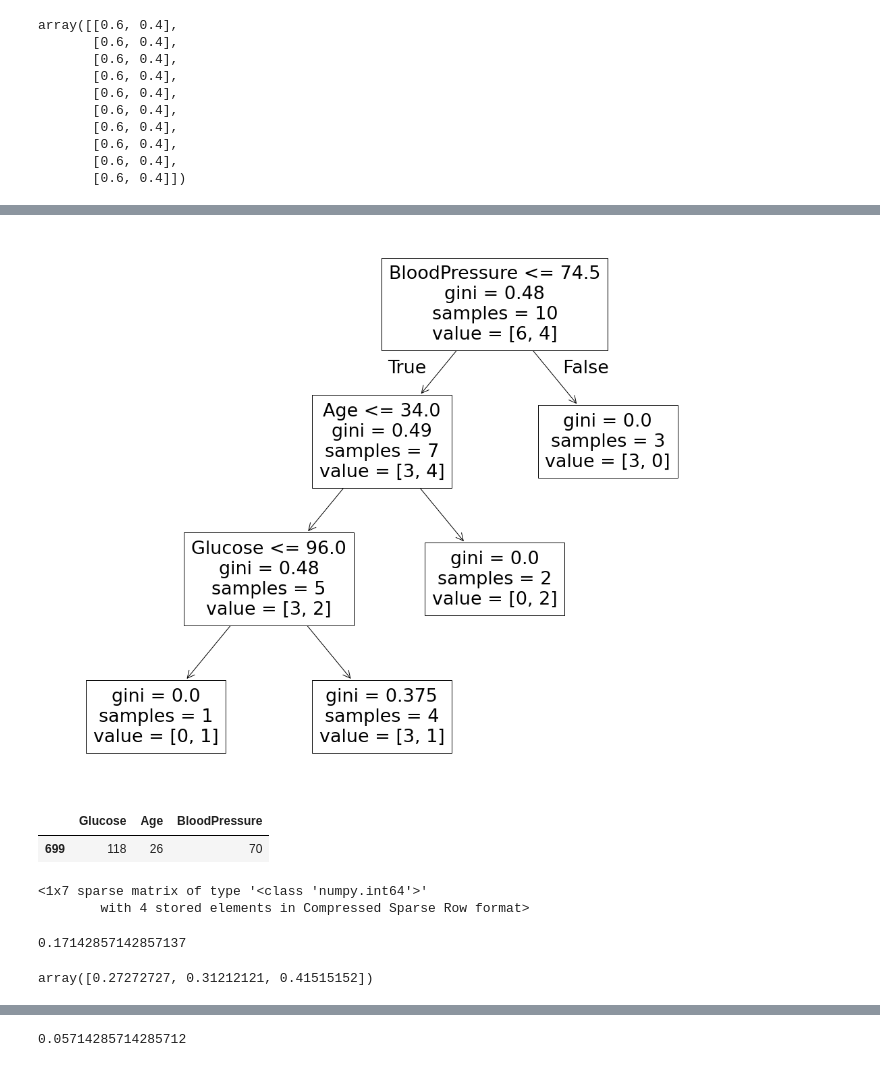
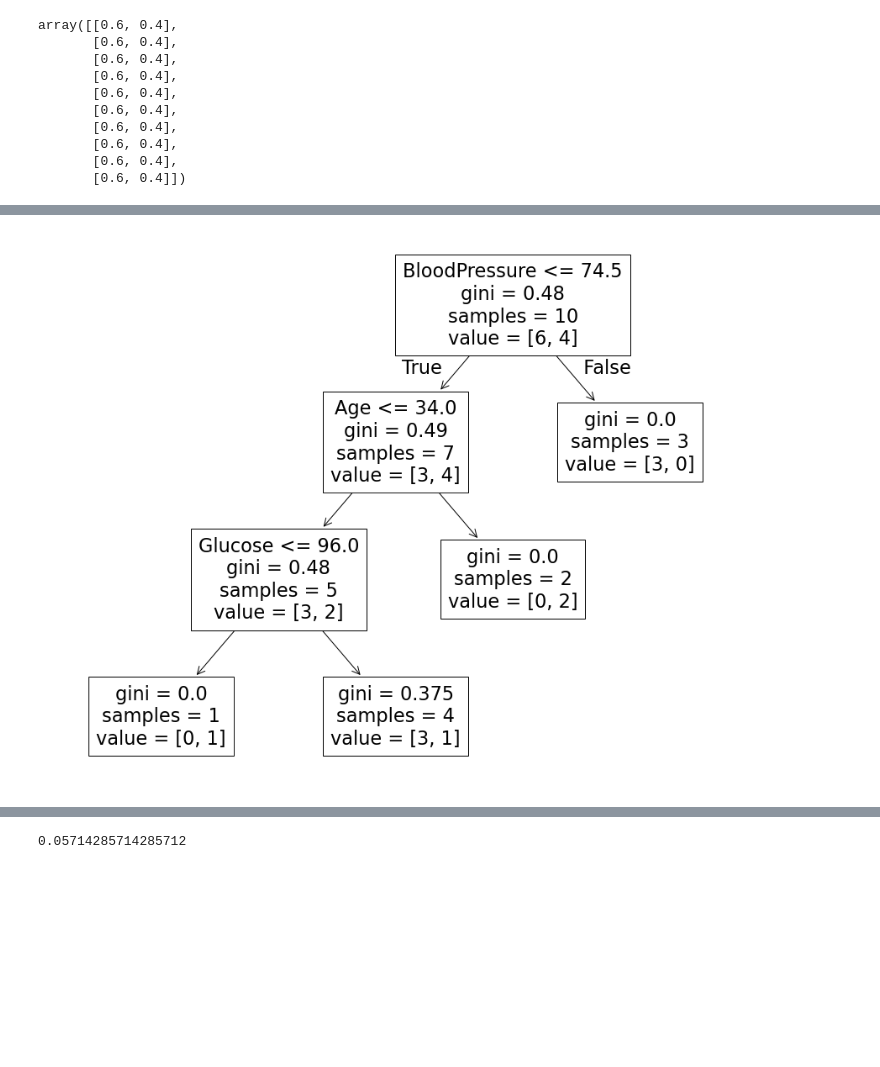
Before and after one commit to luuloi/Biomedical_Data_Analysis, a Jupyter notebook: Lecture_08/XAI2.ipynb, the cells around one changed output, grey strips where cells are left out. Cells and saved outputs as stored; diff of their text form; code cells hidden in the pictures; blank space fills up the shorter version.

```diff
--- a/Lecture_08/XAI2.ipynb
+++ b/Lecture_08/XAI2.ipynb
@@ -17,0 +142,6 @@ df.head()
+# %%
+cols = ['Pregnancies', 'Glucose', 'BloodPressure', 'SkinThickness', 'Insulin',
+       'BMI', 'Age']
+# %%
+scaler = MinMaxScaler()
+df[cols] = scaler.fit_transform(df[cols])
@@ -176,6 +596,13 @@ Outcome
 0    0.6
 1    0.4
 Name: proportion, dtype: float64
+# %%
+cols = ['Glucose', 'BloodPressure', 'Age']
+data = df[cols + ['Outcome']].sample(n = 10, random_state=2026)
+X = data[cols]
+y = data['Outcome']
 # %%
-3/7, 4/7
+dtc = DecisionTreeClassifier(max_depth=3, random_state=2026)
+dtc.fit(X, y)
+dtc.score(X, y)
 # %% [output]
@@ -253,25 +710,6 @@ array([[0.6, 0.4],
 # %%
-plt.figure(figsize=(18, 15))
-plot_tree(decision_tree=dtc, feature_names=X.columns)
+plt.figure(figsize=(15, 12))
+plot_tree(decision_tree=dtc, feature_names=cols)
 plt.show()
 # %% [output]
-[figure, old version]
+[figure, new version]
-# %%
-X.iloc[:1]
-# %% [output]
-|  | Glucose | Age | BloodPressure |
-| 699 | 118 | 26 | 70 |
-# %%
-dtc.decision_path(X.iloc[:1])
-# %% [output]
-<1x7 sparse matrix of type '<class 'numpy.int64'>'
-        with 4 stored elements in Compressed Sparse Row format>
-# %%
-4/7 - 4/10
-# %% [output]
-0.17142857142857137
-# %%
-a = [5*(0.48 - 4 / 5 * 0.375), 7*(0.49 - 5 / 7 * 0.48),  10*(0.48 - 0.7 * 0.49)]
-a / np.sum(a)
-# %% [output]
-array([0.27272727, 0.31212121, 0.41515152])
```
Also changed, not shown: parts of 113 cells of this notebook, 3 other files.
